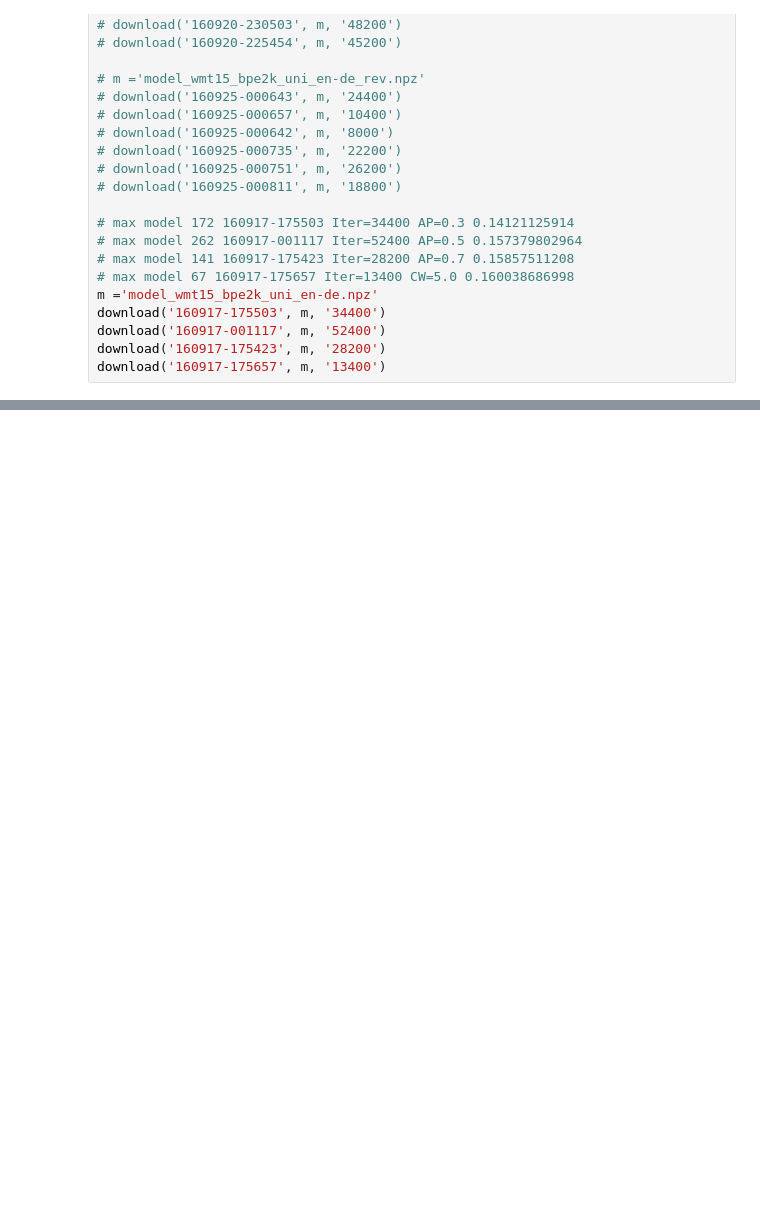
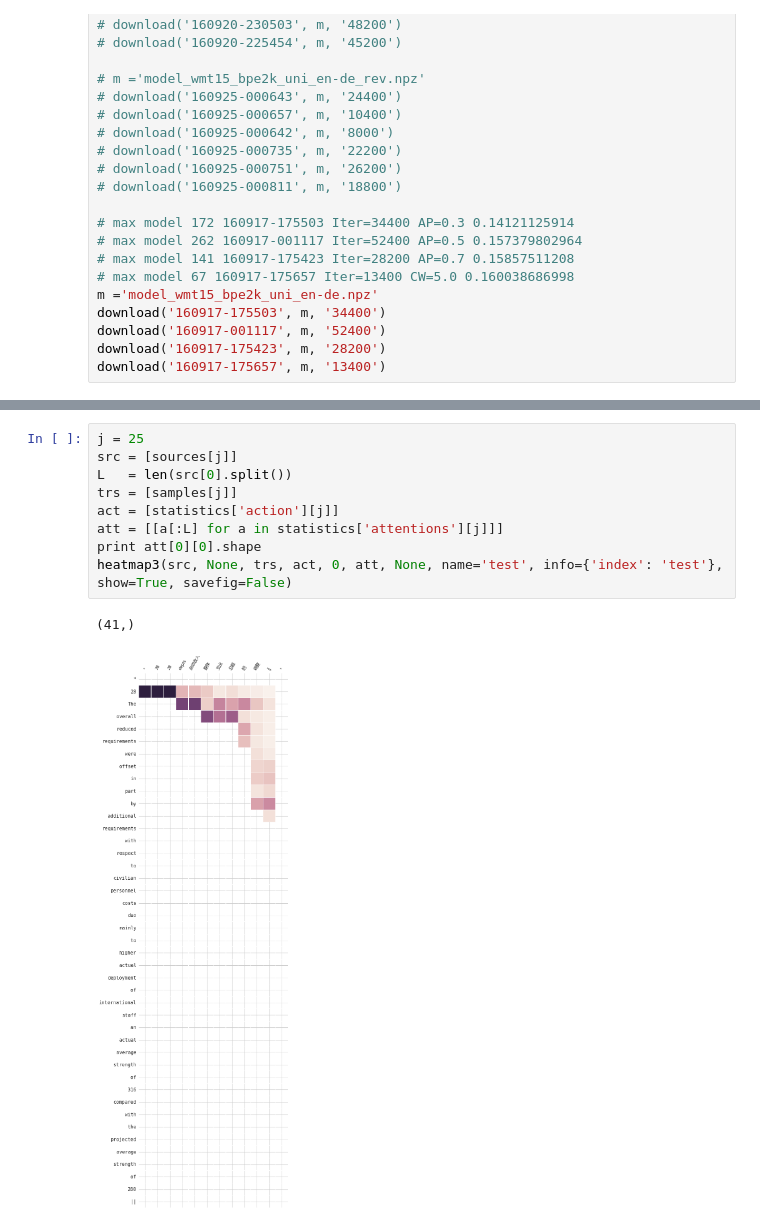
Before and after one commit to nyu-dl/dl4mt-simul-trans, a Jupyter notebook: plot_heatmap.ipynb, the cells around one changed output, grey strips where cells are left out. Cells and saved outputs as stored; diff of their text form; blank space fills up the shorter version.

```diff
--- a/plot_heatmap.ipynb
+++ b/plot_heatmap.ipynb
@@ -540,0 +453,12 @@ print '\ndone'
+# %%
+j = 25
+src = [sources[j]]
+L   = len(src[0].split())
+trs = [samples[j]]
+act = [statistics['action'][j]]
+att = [[a[:L] for a in statistics['attentions'][j]]]
+print att[0][0].shape
+heatmap3(src, None, trs, act, 0, att, None, name='test', info={'index': 'test'}, show=True, savefig=False)
+# %% [output]
+(41,)
+[figure, added]
```
Also changed, not shown: parts of 16 cells of this notebook, 13 other files.
